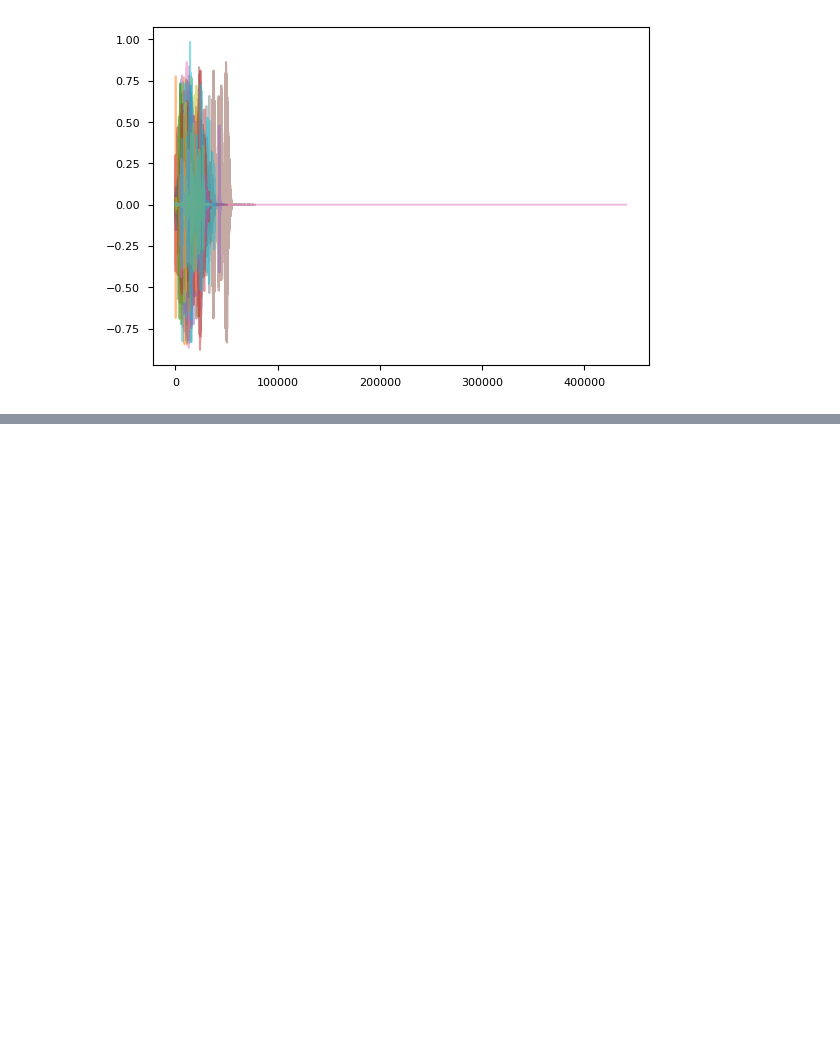
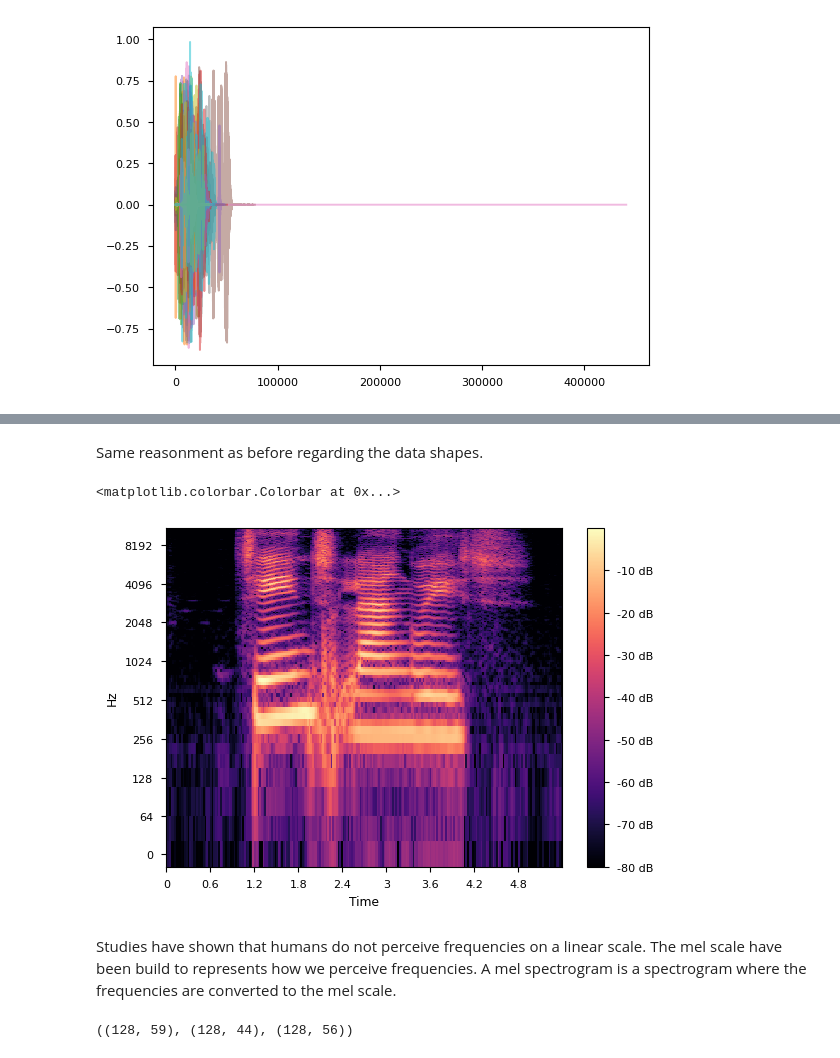
Before and after one commit to Ruglio/DSL-project, a Jupyter notebook: python/code.ipynb, the cells around one changed output, grey strips where cells are left out. Drawn from its saved outputs; the diff is of its cells as text; code cells hidden in the pictures; blank space fills up the shorter version.

```diff
--- a/python/code.ipynb
+++ b/python/code.ipynb
@@ -184,0 +209,2 @@ plt.colorbar()
+# %%
+spects_db = [librosa.amplitude_to_db(np.abs(spect), ref=np.max) for spect in spects]
@@ -184,0 +215,11 @@ plt.colorbar()
+# %% [markdown]
+Same reasonment as before regarding the data shapes.
+# %%
+fig, ax = plt.subplots()
+img = librosa.display.specshow(spects_db[0], x_axis='time', y_axis='log', ax=ax)
+fig.colorbar(img, ax=ax, format="%+2.0f dB")
+# %% [output]
+<matplotlib.colorbar.Colorbar at 0x...>
+[figure, added]
+# %% [markdown]
+Studies have shown that humans do not perceive frequencies on a linear scale. The mel scale have been build to represents how we perceive frequencies. A mel spectrogram is a spectrogram where the frequencies are converted to the mel scale.
@@ -184,0 +229,4 @@ plt.colorbar()
+# %%
+mel_spects_db[0].shape, mel_spects_db[1].shape, mel_spects_db[3].shape
+# %% [output]
+((128, 59), (128, 44), (128, 56))
```
Also changed, not shown: parts of 18 cells of this notebook.
